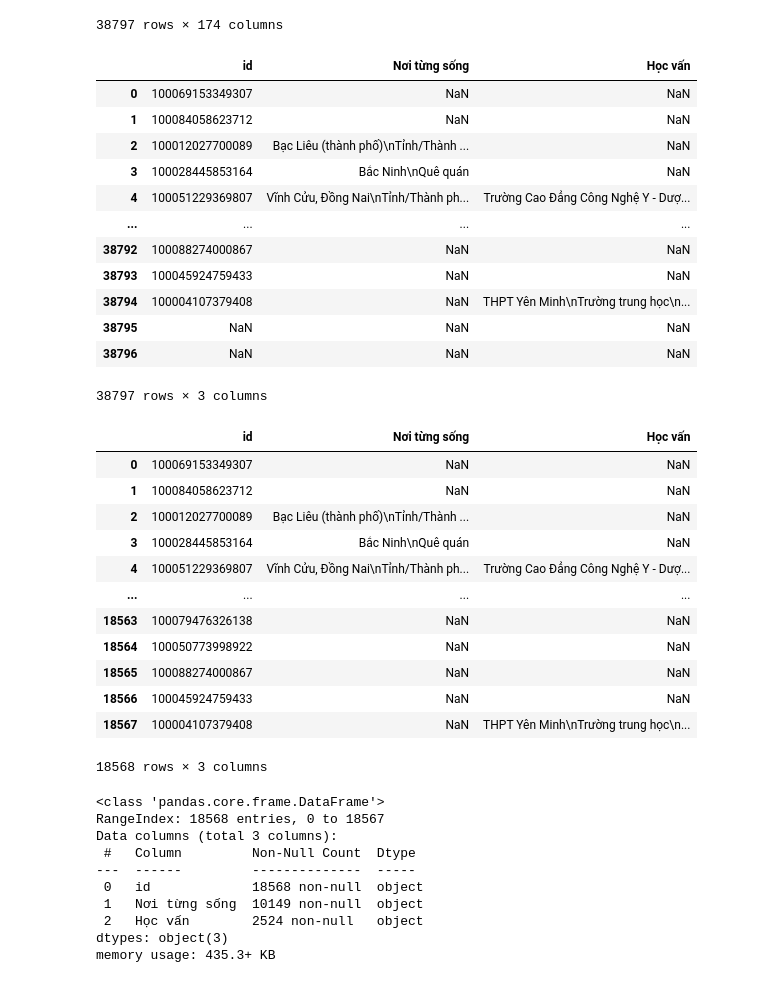
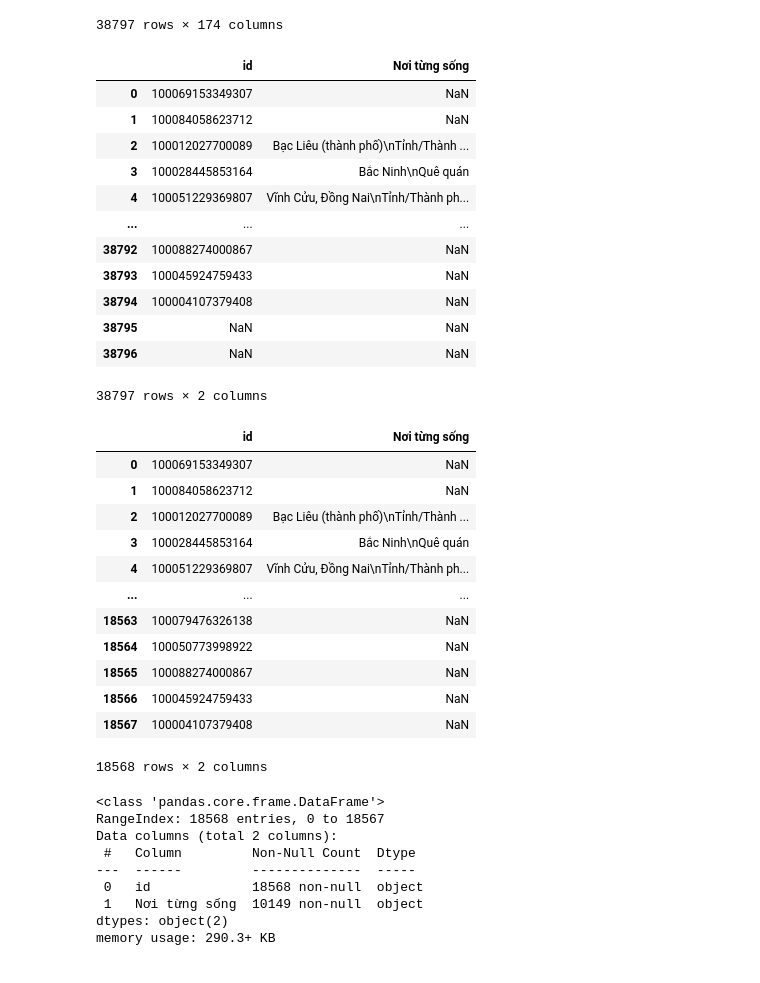
Before and after one commit to hoanghelloworld/Final_Project_Python, a Jupyter notebook: I.6-XuLy_Data_User.ipynb, the cells around one changed output. Cells and saved outputs as stored; diff of their text form; code cells hidden in the pictures.

```diff
--- a/I.6-XuLy_Data_User.ipynb
+++ b/I.6-XuLy_Data_User.ipynb
@@ -52,23 +52,23 @@ df
 38797 rows × 174 columns
 # %%
 # Chỉ giữ lại các cột cần thiết,ta sẽ phân tích name ở phần dữ liệu khác(dữ liệu gồm comments_pro và likes_pro) đầy đủ hơn
-filtered_df = df[['id', 'Nơi từng sống', 'Học vấn']]
+filtered_df = df[['id', 'Nơi từng sống']]
 
 filtered_df
 # %% [output]
-|  | id | Nơi từng sống | Học vấn |
-| 0 | 100069153349307 | NaN | NaN |
-| 1 | 100084058623712 | NaN | NaN |
-| 2 | 100012027700089 | Bạc Liêu (thành phố)\nTỉnh/Thành ... | NaN |
-| 3 | 100028445853164 | Bắc Ninh\nQuê quán | NaN |
-| 4 | 100051229369807 | Vĩnh Cửu, Đồng Nai\nTỉnh/Thành ph... | Trường Cao Đẳng Công Nghệ Y - Dượ... |
-| ... | ... | ... | ... |
-| 38792 | 100088274000867 | NaN | NaN |
-| 38793 | 100045924759433 | NaN | NaN |
-| 38794 | 100004107379408 | NaN | THPT Yên Minh\nTrường trung học\n... |
-| 38795 | NaN | NaN | NaN |
-| 38796 | NaN | NaN | NaN |
+|  | id | Nơi từng sống |
+| 0 | 100069153349307 | NaN |
+| 1 | 100084058623712 | NaN |
+| 2 | 100012027700089 | Bạc Liêu (thành phố)\nTỉnh/Thành ... |
+| 3 | 100028445853164 | Bắc Ninh\nQuê quán |
+| 4 | 100051229369807 | Vĩnh Cửu, Đồng Nai\nTỉnh/Thành ph... |
+| ... | ... | ... |
+| 38792 | 100088274000867 | NaN |
+| 38793 | 100045924759433 | NaN |
+| 38794 | 100004107379408 | NaN |
+| 38795 | NaN | NaN |
+| 38796 | NaN | NaN |
-38797 rows × 3 columns
+38797 rows × 2 columns
 # %%
 # Xóa các dòng trùng lặp dựa trên trường 'id'
 filtered_df = filtered_df.drop_duplicates(subset='id')
@@ -80,29 +80,28 @@ filtered_df = filtered_df.reset_index(drop=True)
 filtered_df.to_csv('Data/filtered_data.csv', index=False)
 filtered_df
 # %% [output]
-|  | id | Nơi từng sống | Học vấn |
-| 0 | 100069153349307 | NaN | NaN |
-| 1 | 100084058623712 | NaN | NaN |
-| 2 | 100012027700089 | Bạc Liêu (thành phố)\nTỉnh/Thành ... | NaN |
-| 3 | 100028445853164 | Bắc Ninh\nQuê quán | NaN |
-| 4 | 100051229369807 | Vĩnh Cửu, Đồng Nai\nTỉnh/Thành ph... | Trường Cao Đẳng Công Nghệ Y - Dượ... |
-| ... | ... | ... | ... |
-| 18563 | 100079476326138 | NaN | NaN |
-| 18564 | 100050773998922 | NaN | NaN |
-| 18565 | 100088274000867 | NaN | NaN |
-| 18566 | 100045924759433 | NaN | NaN |
-| 18567 | 100004107379408 | NaN | THPT Yên Minh\nTrường trung học\n... |
+|  | id | Nơi từng sống |
+| 0 | 100069153349307 | NaN |
+| 1 | 100084058623712 | NaN |
+| 2 | 100012027700089 | Bạc Liêu (thành phố)\nTỉnh/Thành ... |
+| 3 | 100028445853164 | Bắc Ninh\nQuê quán |
+| 4 | 100051229369807 | Vĩnh Cửu, Đồng Nai\nTỉnh/Thành ph... |
+| ... | ... | ... |
+| 18563 | 100079476326138 | NaN |
+| 18564 | 100050773998922 | NaN |
+| 18565 | 100088274000867 | NaN |
+| 18566 | 100045924759433 | NaN |
+| 18567 | 100004107379408 | NaN |
-18568 rows × 3 columns
+18568 rows × 2 columns
 # %%
 filtered_df.info()
 # %% [output]
 <class 'pandas.core.frame.DataFrame'>
 RangeIndex: 18568 entries, 0 to 18567
-Data columns (total 3 columns):
+Data columns (total 2 columns):
  #   Column         Non-Null Count  Dtype
 ---  ------         --------------  -----
  0   id             18568 non-null  object
  1   Nơi từng sống  10149 non-null  object
- 2   Học vấn        2524 non-null   object
-dtypes: object(3)
-memory usage: 435.3+ KB
+dtypes: object(2)
+memory usage: 290.3+ KB
```
